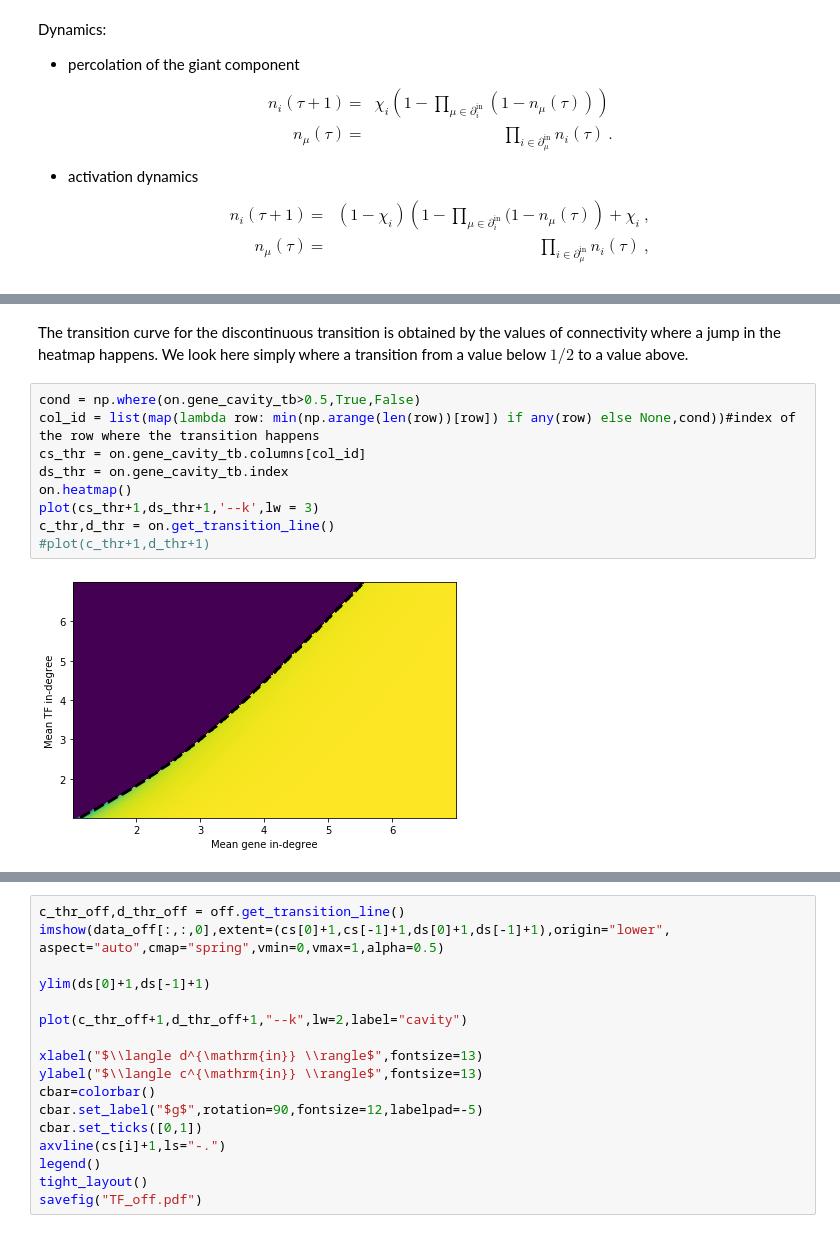
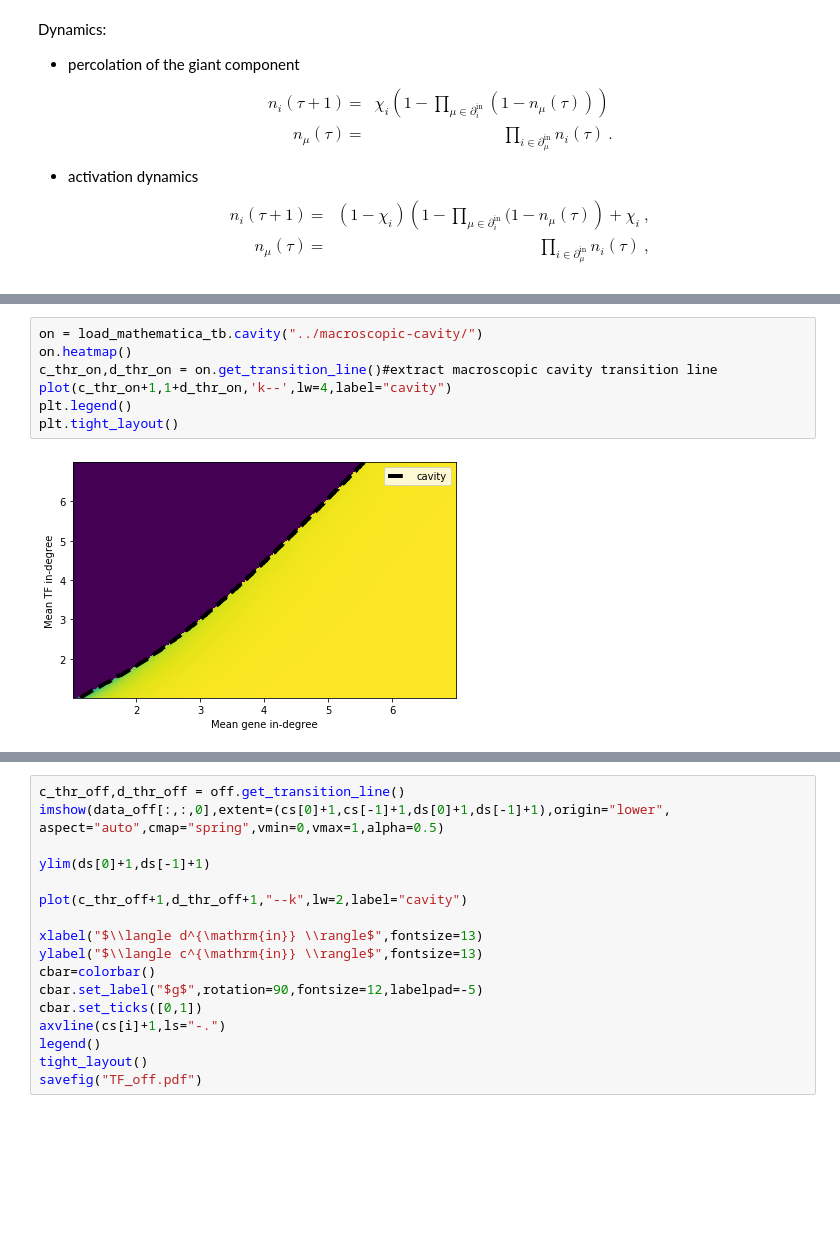
Before and after one commit to g-torr/percolation-grn, a Jupyter notebook: Section-4/single-instance/non_linear.ipynb, the cells around one changed output, grey strips where cells are left out. Saved outputs shown, nothing was run; the diff lists cells and outputs as text; blank space fills up the shorter version.

Commit message:
gene knockout added

```diff
--- a/Section-4/single-instance/non_linear.ipynb
+++ b/Section-4/single-instance/non_linear.ipynb
@@ -65,13 +43,9 @@ plot(c_thr+1,d_thr+1,'k--',lw = 3)
-# %% [markdown]
-The transition curve for the discontinuous transition is obtained by the values of connectivity where a jump in the heatmap happens. We look here simply where a transition from a value below $1/2$ to a value above.
-# %%
-cond = np.where(on.gene_cavity_tb>0.5,True,False)
-col_id = list(map(lambda row: min(np.arange(len(row))[row]) if any(row) else None,cond))#index of the row where the transition happens
-cs_thr = on.gene_cavity_tb.columns[col_id]
-ds_thr = on.gene_cavity_tb.index
-on.heatmap()
-plot(cs_thr+1,ds_thr+1,'--k',lw = 3)
-c_thr,d_thr = on.get_transition_line()
-#plot(c_thr+1,d_thr+1)
-# %% [output]
-[figure, removed]
+# %%
+on = load_mathematica_tb.cavity("../macroscopic-cavity/")
+on.heatmap()
+c_thr_on,d_thr_on = on.get_transition_line()#extract macroscopic cavity transition line
+plot(c_thr_on+1,1+d_thr_on,'k--',lw=4,label="cavity")
+plt.legend()
+plt.tight_layout()
+# %% [output]
+[figure, added]
```
Also changed, not shown: parts of 14 cells of this notebook, 3 other files.
